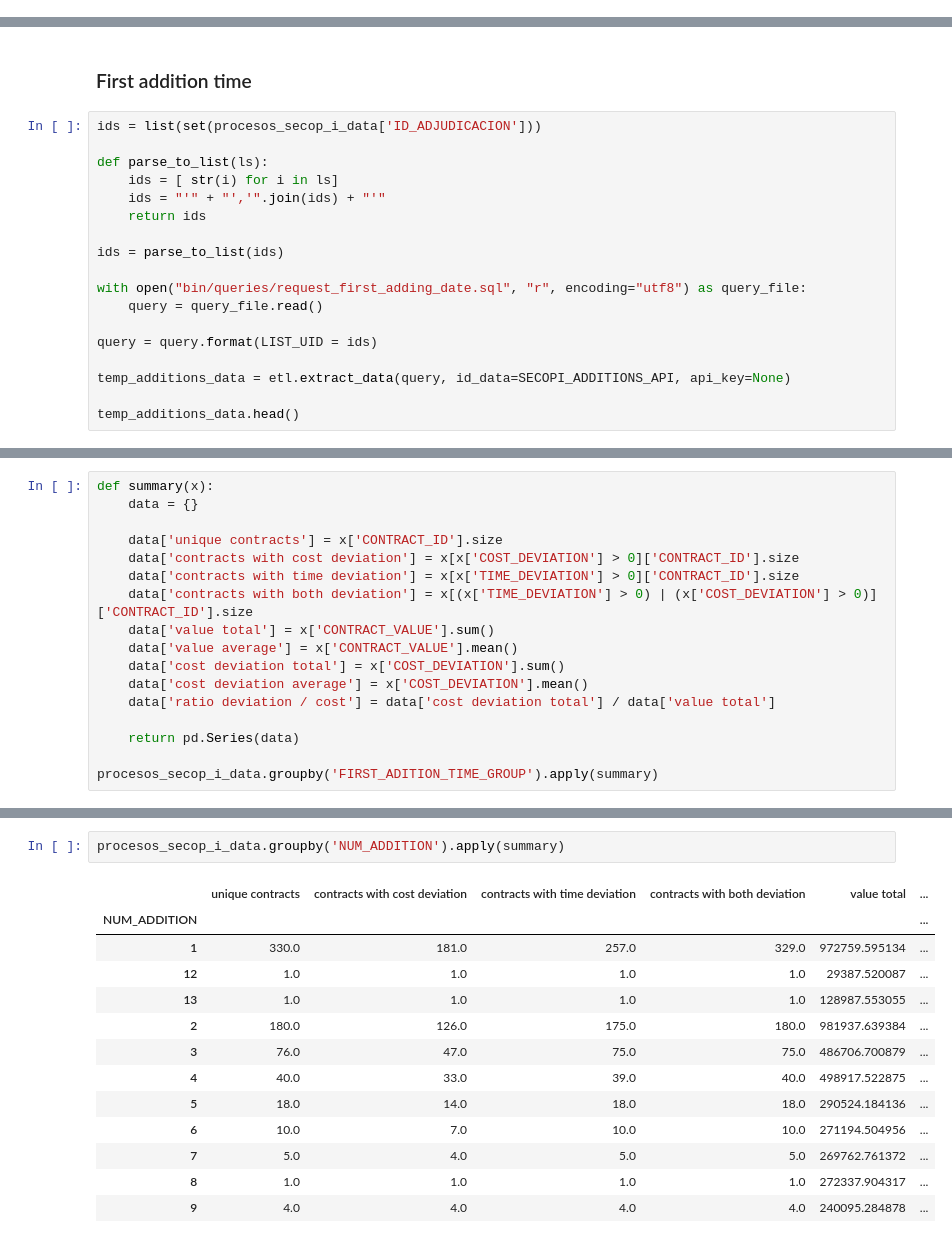
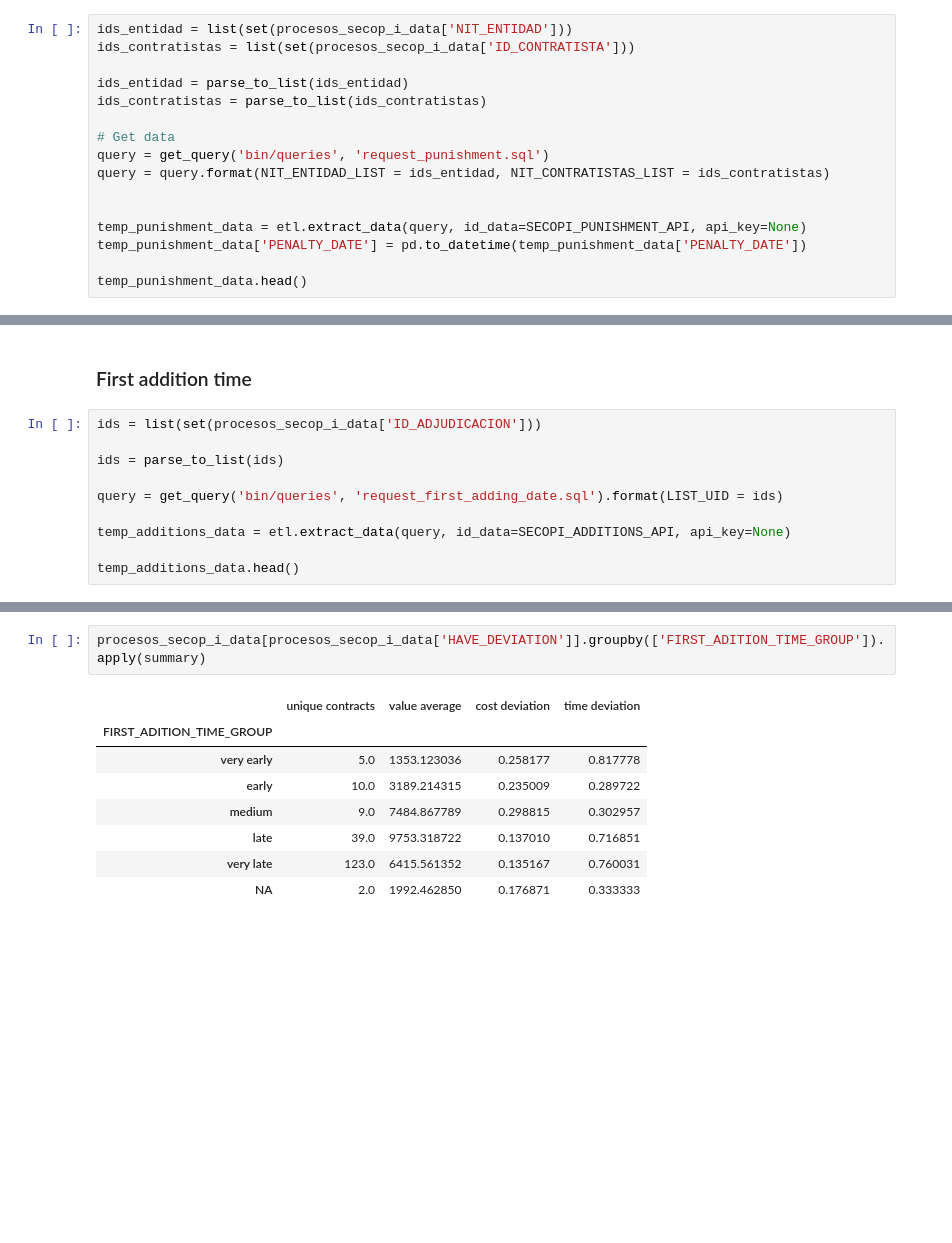
Before and after one commit to NicolasArrietaC/Cost-and-Time-Deviation-in-Colombian-Rural-Roads_extended_version, a Jupyter notebook: scripts/adding_variables_v1.ipynb, the cells around one changed output, grey strips where cells are left out. Saved outputs shown, nothing was run; the diff lists cells and outputs as text; blank space fills up the shorter version.

```diff
--- a/scripts/adding_variables_v1.ipynb
+++ b/scripts/adding_variables_v1.ipynb
@@ -27,0 +291,16 @@ procesos_secop_i_data['HAVE_DEVIATION'] = (procesos_secop_i_data['COST_DEVIATION
+# %%
+ids_entidad = list(set(procesos_secop_i_data['NIT_ENTIDAD']))
+ids_contratistas = list(set(procesos_secop_i_data['ID_CONTRATISTA']))
+
+ids_entidad = parse_to_list(ids_entidad)
+ids_contratistas = parse_to_list(ids_contratistas)
+
+# Get data
+query = get_query('bin/queries', 'request_punishment.sql')
+query = query.format(NIT_ENTIDAD_LIST = ids_entidad, NIT_CONTRATISTAS_LIST = ids_contratistas)
+
+
+temp_punishment_data = etl.extract_data(query, id_data=SECOPI_PUNISHMENT_API, api_key=None)
+temp_punishment_data['PENALTY_DATE'] = pd.to_datetime(temp_punishment_data['PENALTY_DATE'])
+
+temp_punishment_data.head()
@@ -30,17 +405,9 @@ procesos_secop_i_data['HAVE_DEVIATION'] = (procesos_secop_i_data['COST_DEVIATION
 # %%
 ids = list(set(procesos_secop_i_data['ID_ADJUDICACION']))
 
-def parse_to_list(ls):
-    ids = [ str(i) for i in ls]
-    ids = "'" + "','".join(ids) + "'"
-    return ids
-
 ids = parse_to_list(ids)
 
-with open("bin/queries/request_first_adding_date.sql", "r", encoding="utf8") as query_file:
-    query = query_file.read()
-
-query = query.format(LIST_UID = ids)
+query = get_query('bin/queries', 'request_first_adding_date.sql').format(LIST_UID = ids)
 
 temp_additions_data = etl.extract_data(query, id_data=SECOPI_ADDITIONS_API, api_key=None)
 
@@ -87,17 +447,0 @@ Error:
-# %%
-def summary(x):
-    data = {}
-
-    data['unique contracts'] = x['CONTRACT_ID'].size
-    data['contracts with cost deviation'] = x[x['COST_DEVIATION'] > 0]['CONTRACT_ID'].size
-    data['contracts with time deviation'] = x[x['TIME_DEVIATION'] > 0]['CONTRACT_ID'].size
-    data['contracts with both deviation'] = x[(x['TIME_DEVIATION'] > 0) | (x['COST_DEVIATION'] > 0)]['CONTRACT_ID'].size
-    data['value total'] = x['CONTRACT_VALUE'].sum()
-    data['value average'] = x['CONTRACT_VALUE'].mean()
-    data['cost deviation total'] = x['COST_DEVIATION'].sum()
-    data['cost deviation average'] = x['COST_DEVIATION'].mean()
-    data['ratio deviation / cost'] = data['cost deviation total'] / data['value total']
-
-    return pd.Series(data)
-
-procesos_secop_i_data.groupby('FIRST_ADITION_TIME_GROUP').apply(summary)
@@ -113,16 +448,11 @@ procesos_secop_i_data.groupby('FIRST_ADITION_TIME_GROUP').apply(summary)
 # %%
-procesos_secop_i_data.groupby('NUM_ADDITION').apply(summary)
+procesos_secop_i_data[procesos_secop_i_data['HAVE_DEVIATION']].groupby(['FIRST_ADITION_TIME_GROUP']).apply(summary)
 # %% [output]
-|  | unique contracts | contracts with cost deviation | contracts with time deviation | contracts with both deviation | value total | ... |
-| NUM_ADDITION |  |  |  |  |  | ... |
-| 1 | 330.0 | 181.0 | 257.0 | 329.0 | 972759.595134 | ... |
-| 12 | 1.0 | 1.0 | 1.0 | 1.0 | 29387.520087 | ... |
-| 13 | 1.0 | 1.0 | 1.0 | 1.0 | 128987.553055 | ... |
-| 2 | 180.0 | 126.0 | 175.0 | 180.0 | 981937.639384 | ... |
-| 3 | 76.0 | 47.0 | 75.0 | 75.0 | 486706.700879 | ... |
-| 4 | 40.0 | 33.0 | 39.0 | 40.0 | 498917.522875 | ... |
-| 5 | 18.0 | 14.0 | 18.0 | 18.0 | 290524.184136 | ... |
-| 6 | 10.0 | 7.0 | 10.0 | 10.0 | 271194.504956 | ... |
-| 7 | 5.0 | 4.0 | 5.0 | 5.0 | 269762.761372 | ... |
-| 8 | 1.0 | 1.0 | 1.0 | 1.0 | 272337.904317 | ... |
-| 9 | 4.0 | 4.0 | 4.0 | 4.0 | 240095.284878 | ... |
+|  | unique contracts | value average | cost deviation | time deviation |
+| FIRST_ADITION_TIME_GROUP |  |  |  |  |
+| very early | 5.0 | 1353.123036 | 0.258177 | 0.817778 |
+| early | 10.0 | 3189.214315 | 0.235009 | 0.289722 |
+| medium | 9.0 | 7484.867789 | 0.298815 | 0.302957 |
+| late | 39.0 | 9753.318722 | 0.137010 | 0.716851 |
+| very late | 123.0 | 6415.561352 | 0.135167 | 0.760031 |
+| NA | 2.0 | 1992.462850 | 0.176871 | 0.333333 |
```
Also changed, not shown: parts of 47 cells of this notebook, 17 other files.
